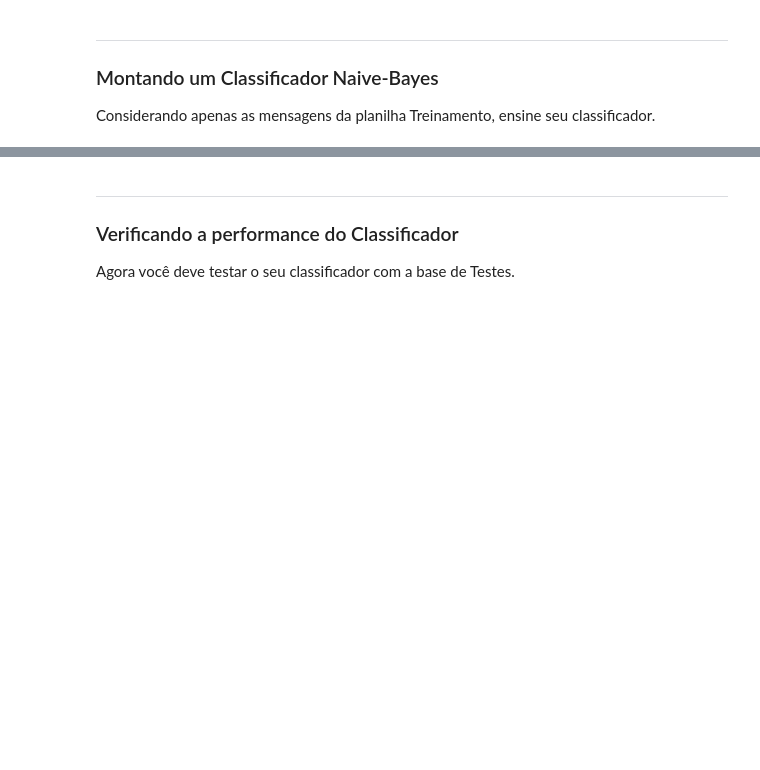
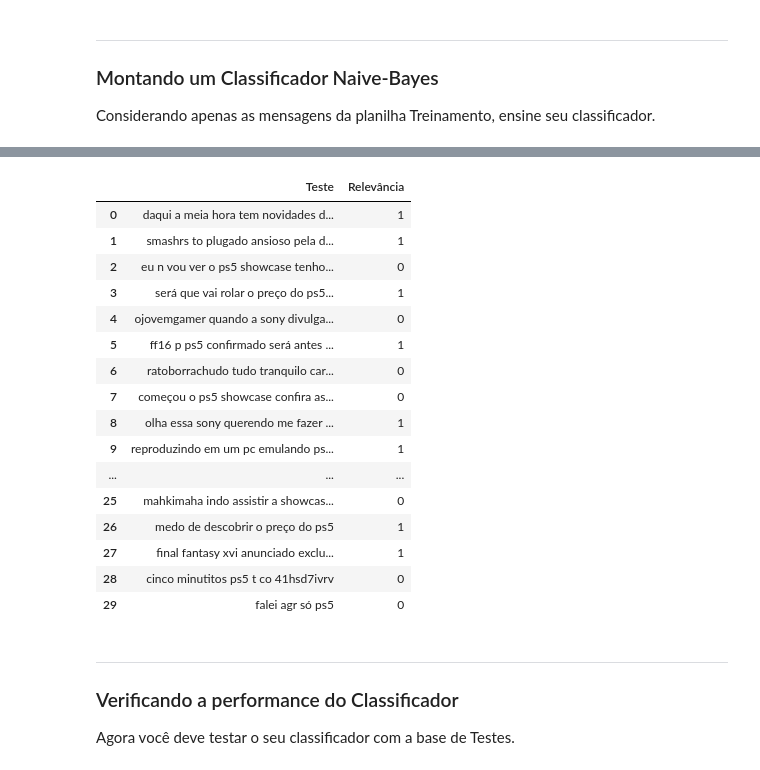
Before and after one commit to lucamelao/CDados_Projeto1, a Jupyter notebook: Projeto1_Classificador_layout.ipynb, the cells around one changed output, grey strips where cells are left out. Saved outputs shown, nothing was run; the diff lists cells and outputs as text; code cells hidden in the pictures; blank space fills up the shorter version.

```diff
--- a/Projeto1_Classificador_layout.ipynb
+++ b/Projeto1_Classificador_layout.ipynb
@@ -207,3 +207,39 @@ test.head(30)
+# %%
+# https://medium.com/analytics-vidhya/simplify-your-dataset-cleaning-with-pandas-75951b23568e
+
+def clean_df(dados,base):
+    spec_chars = ["!","˜","rt","\n",'"',"#","%","&","'","(",")",
+                  "*","+",",","-",".","/",":",";","<",
+                  "=",">","?","[","\\","]","^","_",
+                  "`","{","|","}","~","–","https","@"]
+    for char in spec_chars:
+        dados[base] = dados[base].str.replace(char, ' ')
+    #for tweet in dados[base]:
+    #    words = tweet.split()
+    #    for word in words:
+    #        if word[0] == '@':
+    #            dados[base] = dados.loc[(dados[base]==word).str.replace(word, ' ')
+
+clean_df(test, 'Teste')
+test.head(30)
+# %% [output]
+|  | Teste | Relevância |
+| 0 | daqui a meia hora tem novidades d... | 1 |
+| 1 | smashrs to plugado ansioso pela d... | 1 |
+| 2 | eu n vou ver o ps5 showcase tenho... | 0 |
+| 3 | será que vai rolar o preço do ps5... | 1 |
+| 4 | ojovemgamer quando a sony divulga... | 0 |
+| 5 | ff16 p ps5 confirmado será antes ... | 1 |
+| 6 | ratoborrachudo tudo tranquilo car... | 0 |
+| 7 | começou o ps5 showcase confira as... | 0 |
+| 8 | olha essa sony querendo me fazer ... | 1 |
+| 9 | reproduzindo em um pc emulando ps... | 1 |
+| ... | ... | ... |
+| 25 | mahkimaha indo assistir a showcas... | 0 |
+| 26 | medo de descobrir o preço do ps5 | 1 |
+| 27 | final fantasy xvi anunciado exclu... | 1 |
+| 28 | cinco minutitos ps5 t co 41hsd7ivrv | 0 |
+| 29 | falei agr só ps5 | 0 |
 # %% [markdown]
 ___
 ### Verificando a performance do Classificador
```
Also changed, not shown: parts of 1 cell of this notebook.
